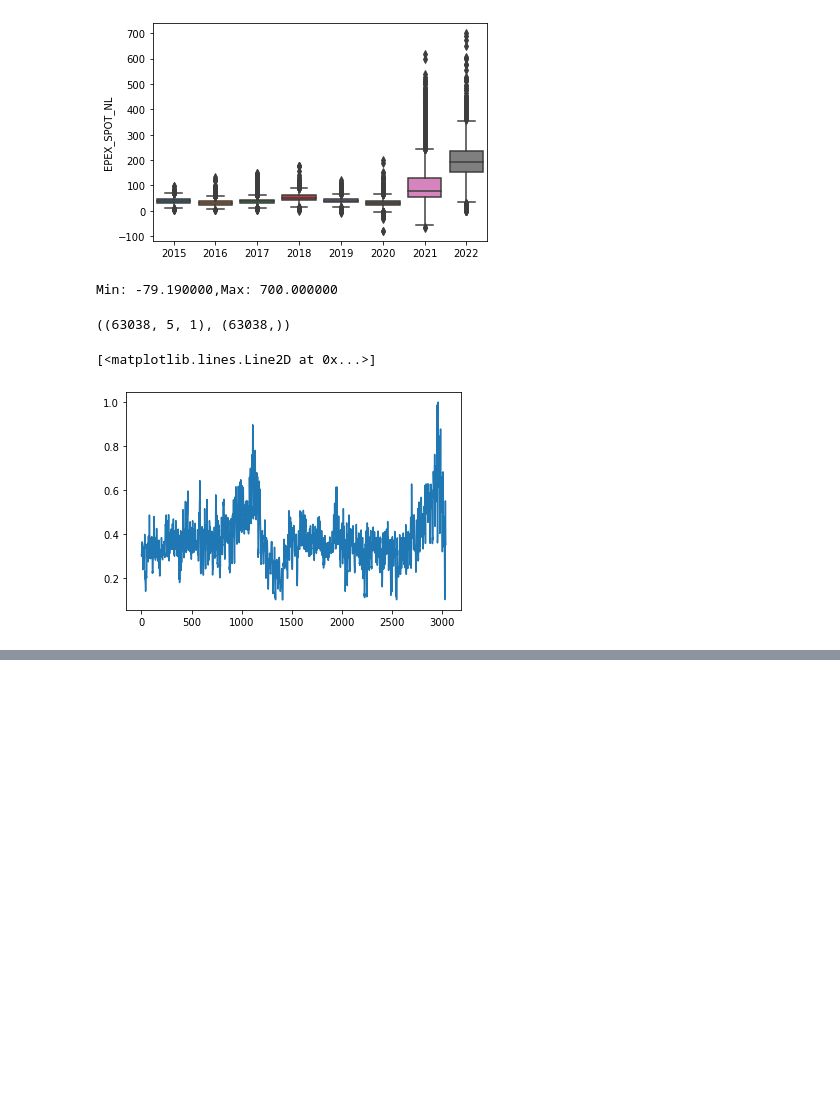
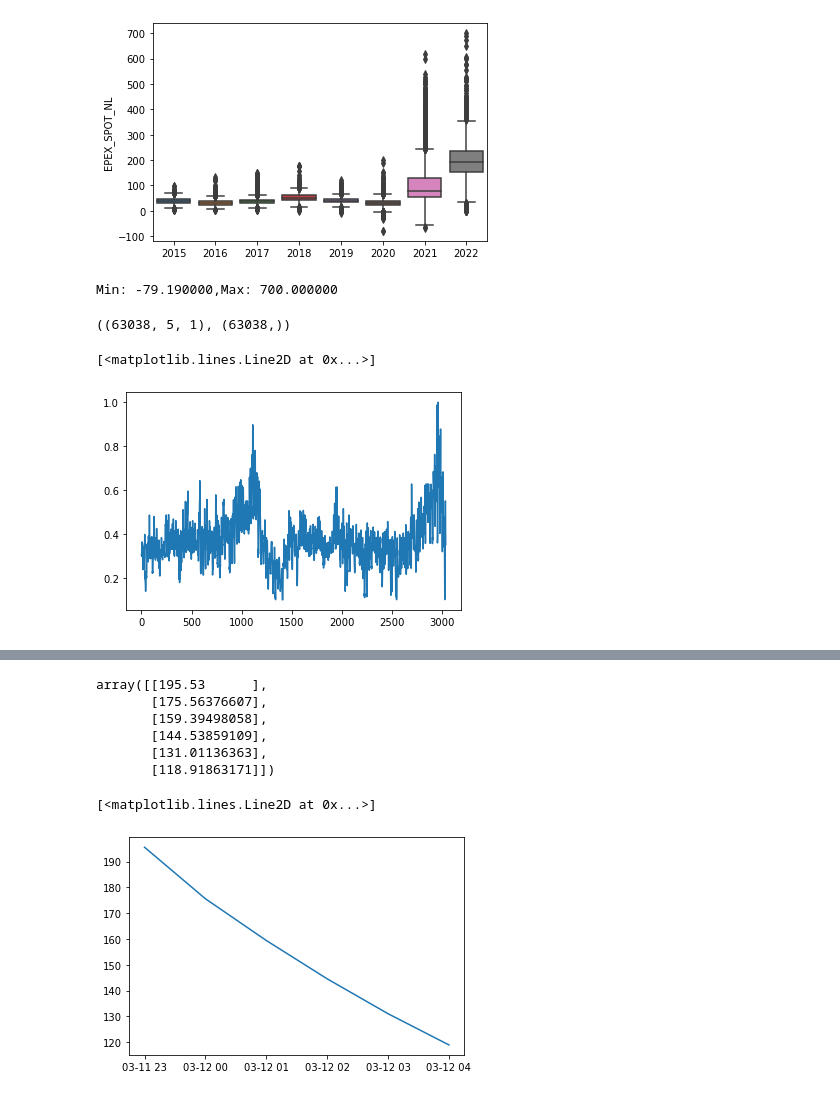
Before and after one commit to tomrigt/PPAnalytics, a Jupyter notebook: ML_epex.ipynb, the cells around one changed output, grey strips where cells are left out. Saved outputs shown, nothing was run; the diff lists cells and outputs as text; code cells hidden in the pictures; blank space fills up the shorter version.

```diff
--- a/ML_epex.ipynb
+++ b/ML_epex.ipynb
@@ -252,0 +243,26 @@ forecast_dates
+# %%
+# denormalize the forecast data
+denormalized_forecast = forecast.reshape((-1,1))
+denormalized_forecast = scaler.inverse_transform(denormalized_forecast)
+denormalized_forecast
+# %% [output]
+array([[195.53      ],
+       [175.56376607],
+       [159.39498058],
+       [144.53859109],
+       [131.01136363],
+       [118.91863171]])
+# %%
+# Plot the first five forecast values
+denormalized_forecast = denormalized_forecast.reshape(-1)
+forecast_result = pd.DataFrame(data={'predictions':denormalized_forecast, 'date-time':forecast_dates})
+forecast_result.index = forecast_result['date-time']
+forecast_result.index = pd.to_datetime(forecast_result['date-time'], format='%Y-%m-%d %H:%M:%S')
+
+plt.plot(forecast_result['date-time'],denormalized_forecast)
+
+#plt.plot(forecast_result)
+#plt.show()
+# %% [output]
+[<matplotlib.lines.Line2D at 0x...>]
+[figure, added]
```
Also changed, not shown: parts of 7 cells of this notebook, 7 other files.
